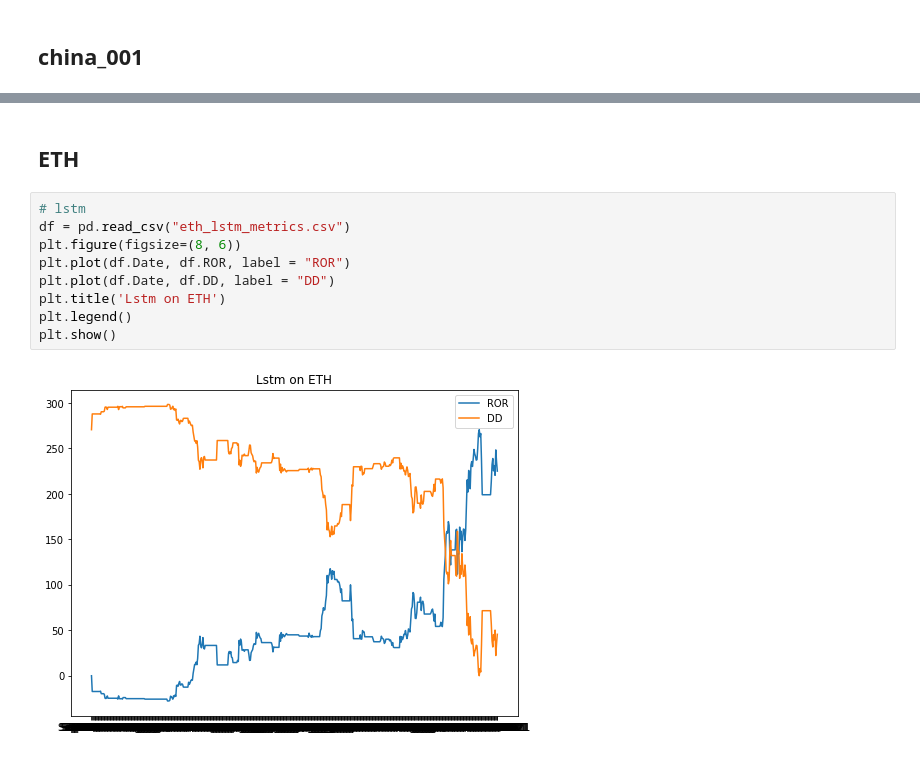
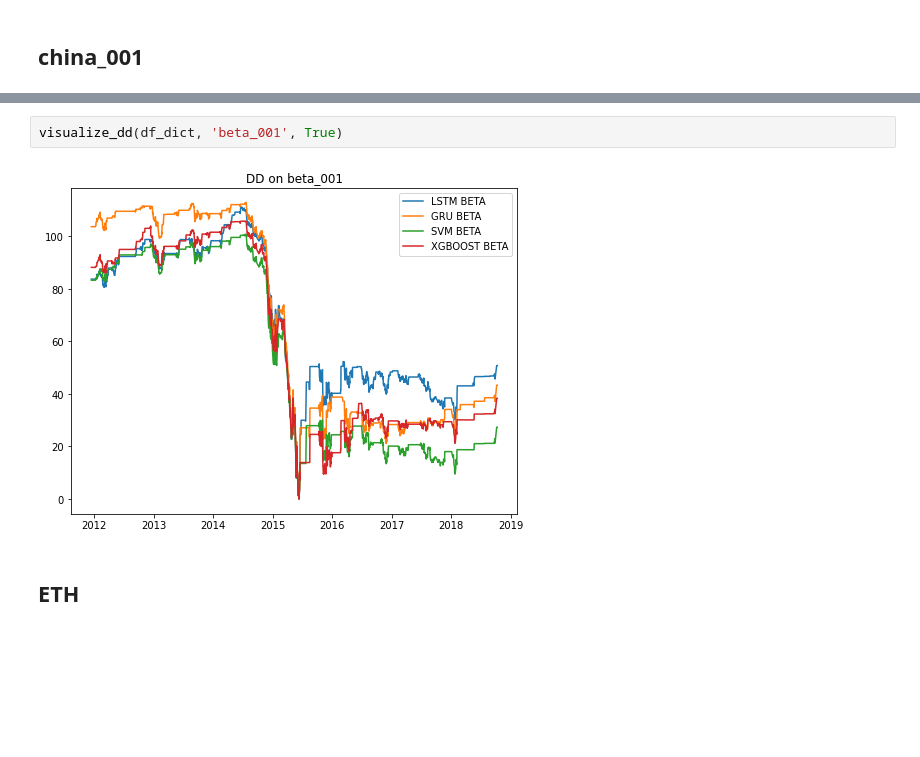
Before and after one commit to fshnkarimi/Labeling, a Jupyter notebook: Buy&Hold.ipynb, the cells around one changed output, grey strips where cells are left out. Drawn from its saved outputs; the diff is of its cells as text; blank space fills up the shorter version.

```diff
--- a/Buy&Hold.ipynb
+++ b/Buy&Hold.ipynb
@@ -585,13 +1637,6 @@ plt.show()
+# %%
+visualize_dd(df_dict, 'beta_001', True)
+# %% [output]
+[figure, added]
 # %% [markdown]
 ## ETH
-# %%
-# lstm
-df = pd.read_csv("eth_lstm_metrics.csv")
-plt.figure(figsize=(8, 6))
-plt.plot(df.Date, df.ROR, label = "ROR")
-plt.plot(df.Date, df.DD, label = "DD")
-plt.title('Lstm on ETH')
-plt.legend()
-plt.show()
-# %% [output]
-[figure, removed]
```
Also changed, not shown: parts of 203 cells of this notebook.
